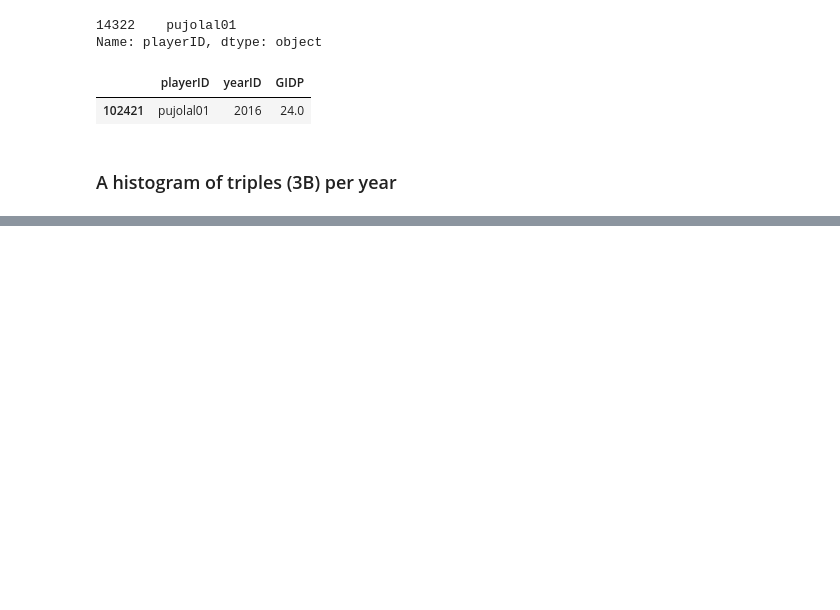
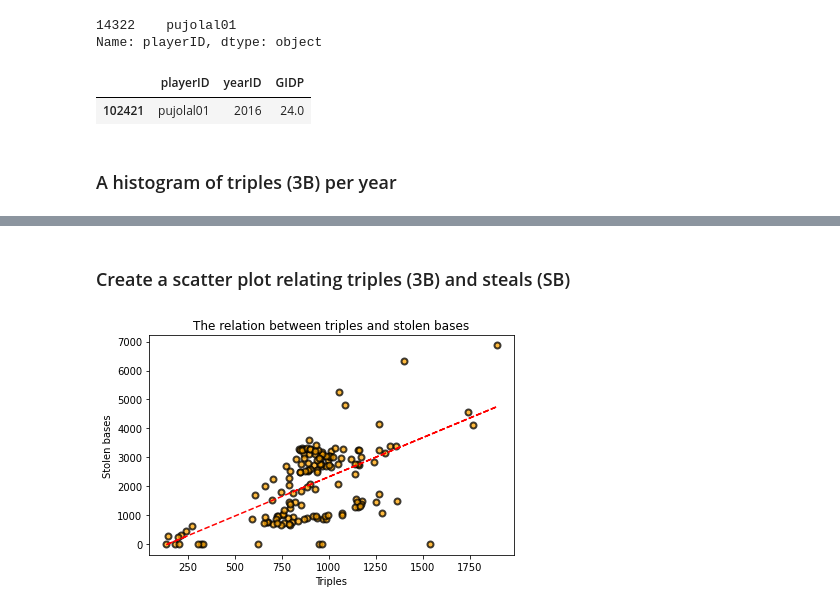
Before and after one commit to rcortezk9/DSProject2, a Jupyter notebook: DSProject2.ipynb, the cells around one changed output, grey strips where cells are left out. Saved outputs shown, nothing was run; the diff lists cells and outputs as text; code cells hidden in the pictures; blank space fills up the shorter version.

```diff
--- a/DSProject2.ipynb
+++ b/DSProject2.ipynb
@@ -139,0 +141,23 @@ plt.show()
+# %% [markdown]
+### Create a scatter plot relating triples (3B) and steals (SB)
+# %%
+batting_corr = batting[['playerID', 'yearID', '3B', 'SB']]
+
+batting_corr = batting_corr.groupby('yearID').sum().reset_index()
+
+triples = batting_corr['3B']
+steals = batting_corr['SB']
+
+_ = plt.scatter(triples, steals, c='orange', cmap='summer', edgecolors='black', linewidths=2, alpha=0.75)
+_ = plt.title('The relation between triples and stolen bases')
+_ = plt.xlabel('Triples')
+_ = plt.ylabel('Stolen bases')
+
+z = np.polyfit(triples, steals, 1)
+p = np.poly1d(z)
+plt.plot(triples,p(triples),"r--")
+
+plt.tight_layout()
+plt.show()
+# %% [output]
+[figure, added]
```
Also changed, not shown: parts of 2 cells of this notebook.
